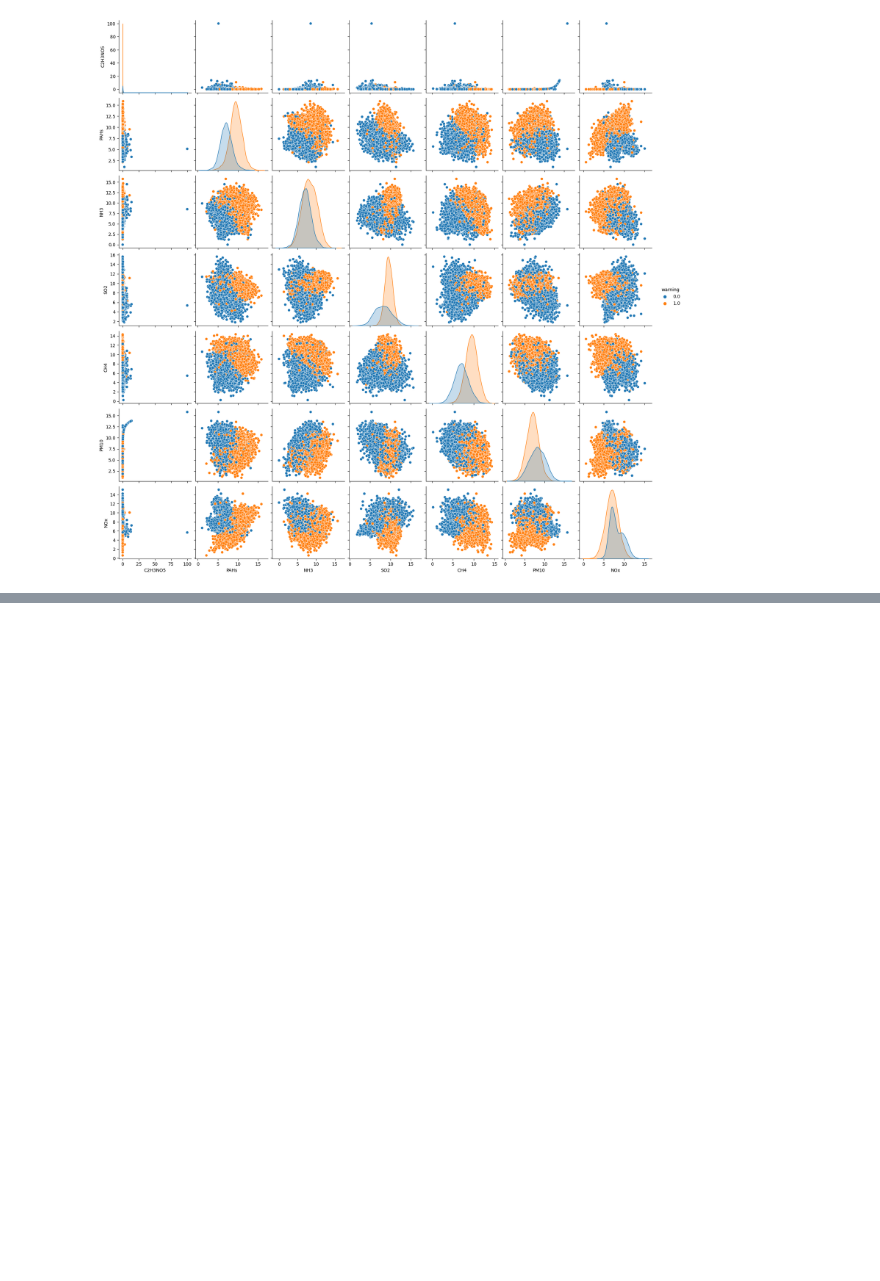
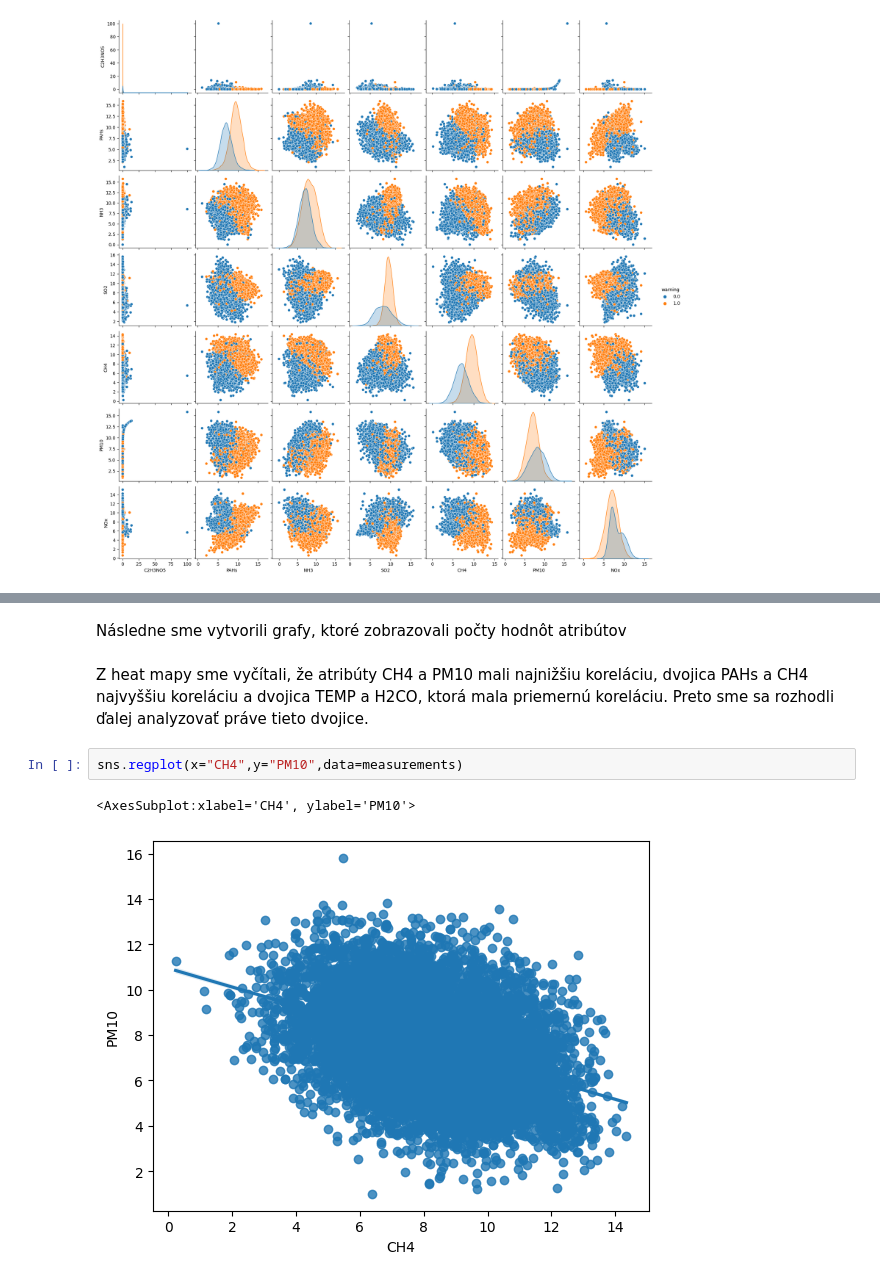
Before and after one commit to Marraff/inteligent-data-analysis, a Jupyter notebook: 1-faza-projekt-IAU.ipynb, the cells around one changed output, grey strips where cells are left out. Saved outputs shown, nothing was run; the diff lists cells and outputs as text; blank space fills up the shorter version.

```diff
--- a/1-faza-projekt-IAU.ipynb
+++ b/1-faza-projekt-IAU.ipynb
@@ -547,0 +573,9 @@ sns.pairplot(measurements, vars=['C2H3NO5','PAHs','NH3','SO2','CH4','PM10','NOx'
+# %% [markdown]
+Následne sme vytvorili grafy, ktoré zobrazovali počty hodnôt atribútov
+# %% [markdown]
+Z heat mapy sme vyčítali, že atribúty CH4 a PM10 mali najnižšiu koreláciu, dvojica PAHs a CH4 najvyššiu koreláciu a dvojica TEMP a H2CO, ktorá mala priemernú koreláciu. Preto sme sa rozhodli ďalej analyzovať práve tieto dvojice.
+# %%
+sns.regplot(x="CH4",y="PM10",data=measurements)
+# %% [output]
+<AxesSubplot:xlabel='CH4', ylabel='PM10'>
+[figure, added]
```
Also changed, not shown: parts of 8 cells of this notebook, 1 other file.
